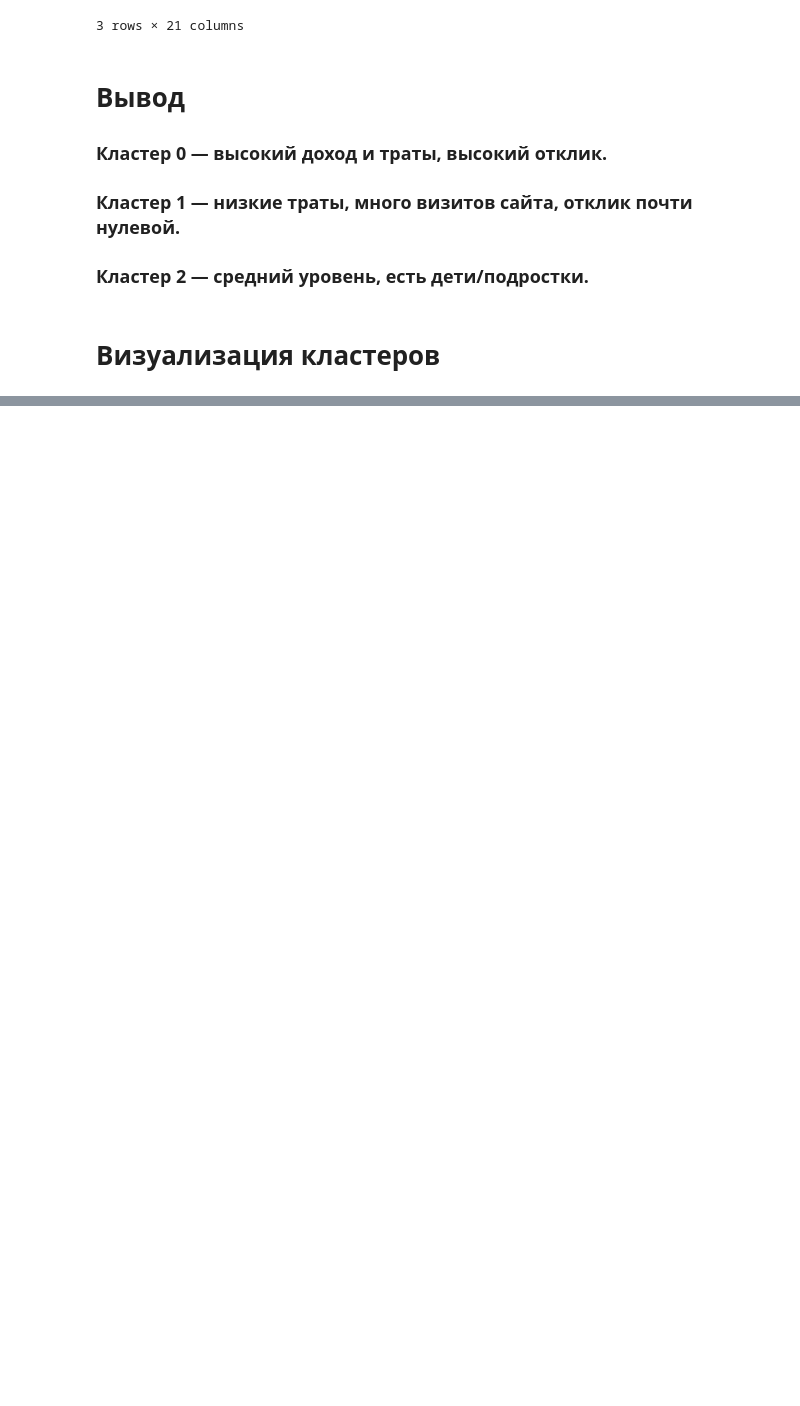
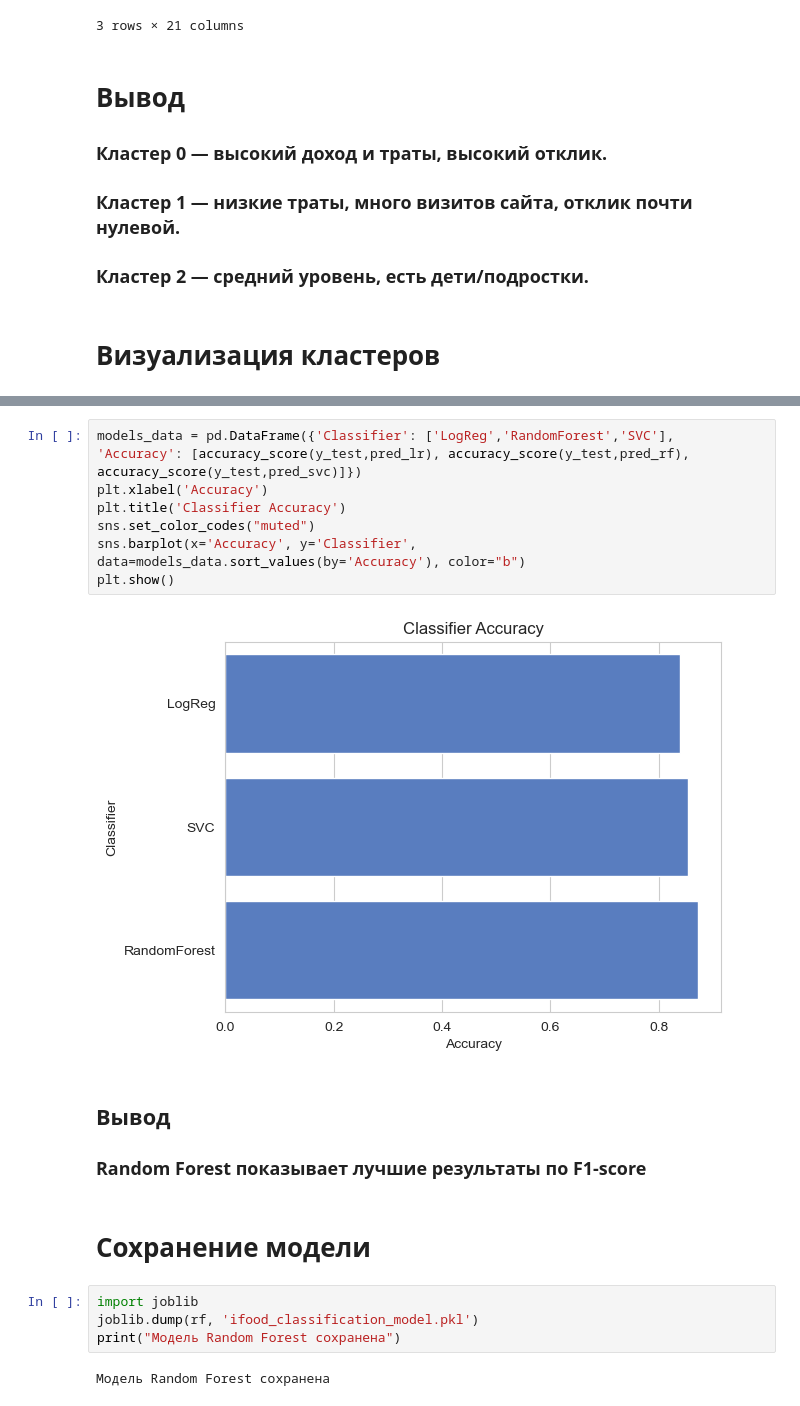
Before and after one commit to qxxless/proekt, a Jupyter notebook: project.ipynb, the cells around one changed output, grey strips where cells are left out. Cells and saved outputs as stored; diff of their text form; blank space fills up the shorter version.

```diff
--- a/project.ipynb
+++ b/project.ipynb
@@ -319,0 +407,20 @@ for col in ['Income', 'MntTotal', 'NumWebVisitsMonth', 'AcceptedCmpOverall', 'Re
+# %%
+models_data = pd.DataFrame({'Classifier': ['LogReg','RandomForest','SVC'], 'Accuracy': [accuracy_score(y_test,pred_lr), accuracy_score(y_test,pred_rf), accuracy_score(y_test,pred_svc)]})
+plt.xlabel('Accuracy')
+plt.title('Classifier Accuracy')
+sns.set_color_codes("muted")
+sns.barplot(x='Accuracy', y='Classifier', data=models_data.sort_values(by='Accuracy'), color="b")
+plt.show()
+# %% [output]
+[figure, added]
+# %% [markdown]
+## Вывод
+### Random Forest показывает лучшие результаты по F1-score
+# %% [markdown]
+# Сохранение модели
+# %%
+import joblib
+joblib.dump(rf, 'ifood_classification_model.pkl')
+print("Модель Random Forest сохранена")
+# %% [output]
+Модель Random Forest сохранена
```
Also changed, not shown: parts of 10 cells of this notebook.
